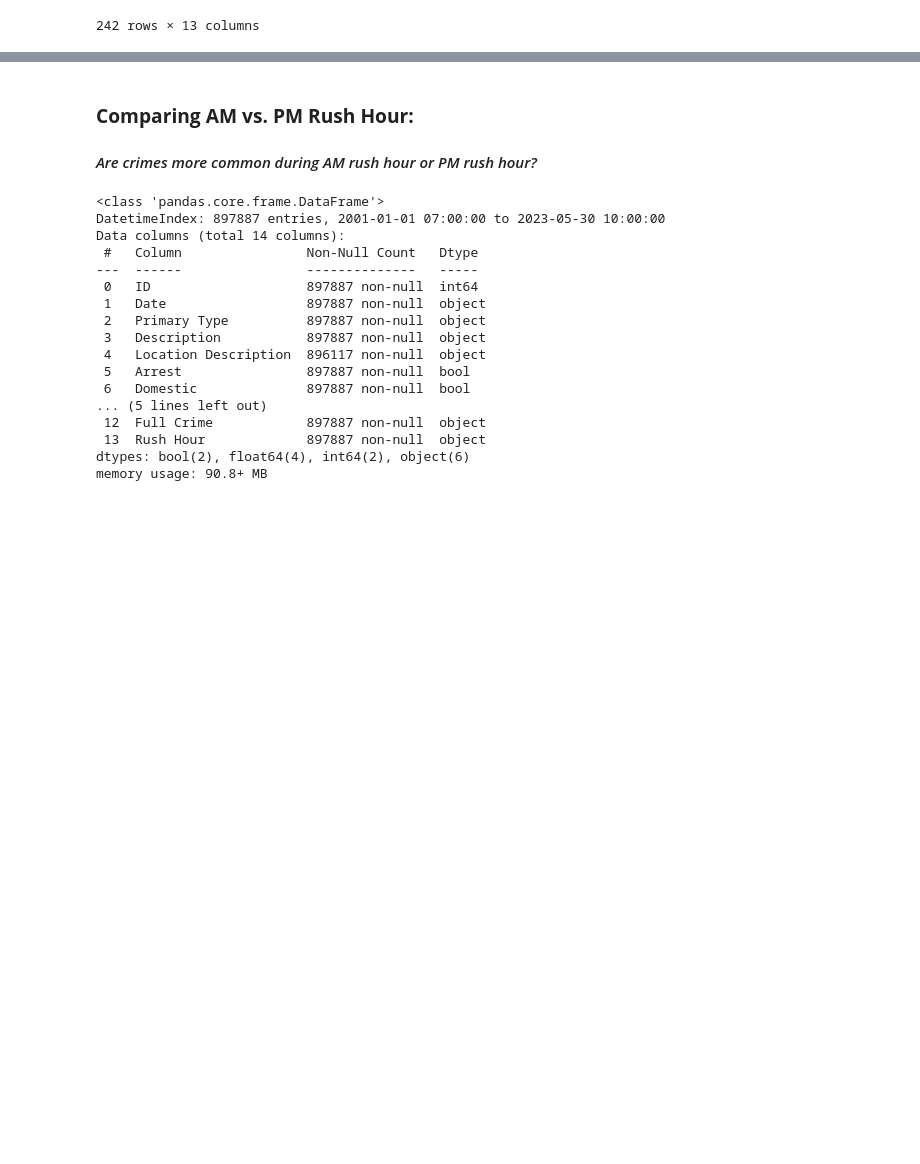
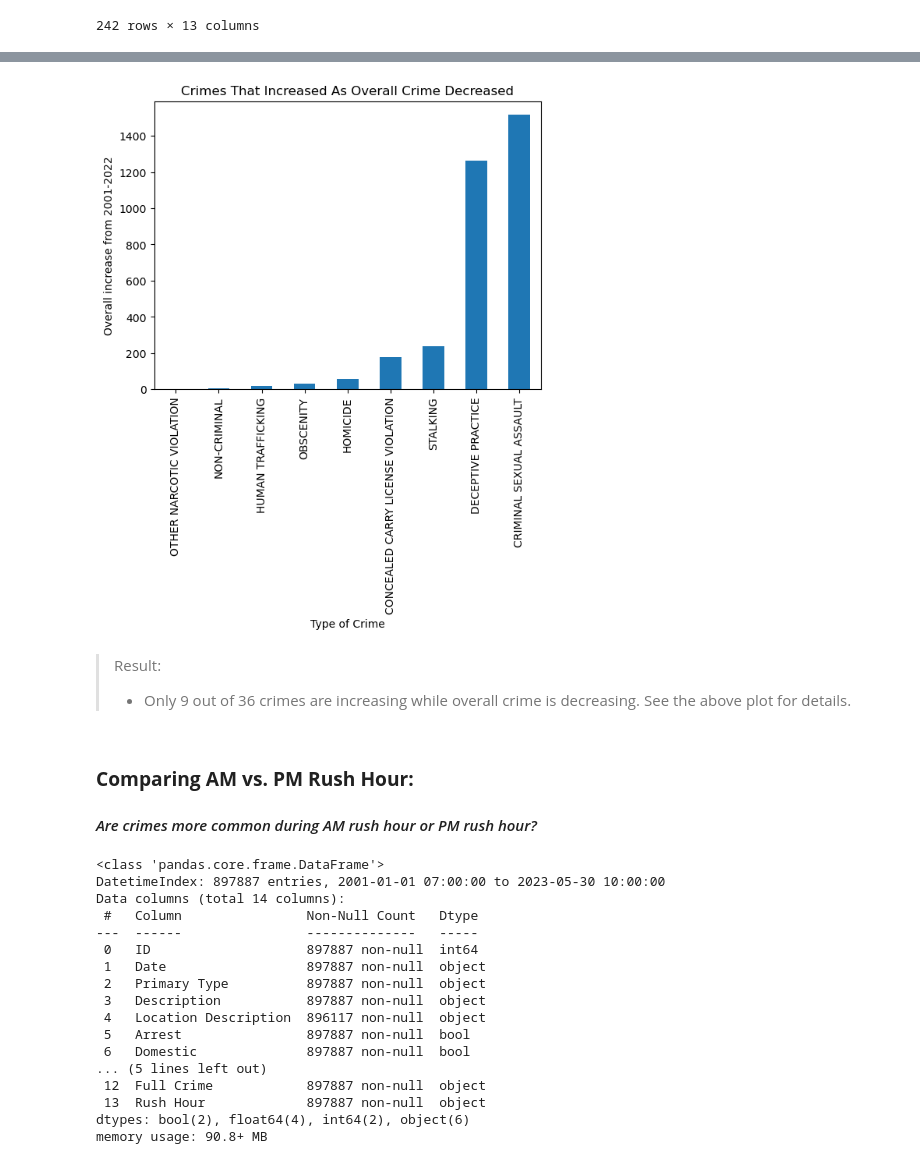
Before and after one commit to john-a-dixon/chicago-crime-time-series, a Jupyter notebook: chicago-crime-time-series.ipynb, the cells around one changed output, grey strips where cells are left out. Drawn from its saved outputs; the diff is of its cells as text; code cells hidden in the pictures; blank space fills up the shorter version.

```diff
--- a/chicago-crime-time-series.ipynb
+++ b/chicago-crime-time-series.ipynb
@@ -106,0 +141,11 @@ The crimes that happened within this district range from 2002 to 2023. Based on
+# %%
+# Get the crimes by year
+crimes_by_year = year_df.groupby("Year")["Primary Type"].value_counts()
+# Unstack the first level for easier access
+crimes_by_year = pd.DataFrame(crimes_by_year).unstack(level = 0).T
+# Replace the index with the years for easier access
+crimes_by_year.set_index(crimes_by_year.index.get_level_values(1), inplace=True)
+# Fill all NaNs with 0
+crimes_by_year.fillna(0, inplace=True)
+# Verify
+crimes_by_year.head()
@@ -107,3 +181,14 @@ The crimes that happened within this district range from 2002 to 2023. Based on
+# %%
+change_in_crime = (crimes_by_year.loc[2022] - crimes_by_year.loc[2001]).iloc[:-1].sort_values(ascending=True)
+change_in_crime.loc[change_in_crime > 0].plot(kind="bar",
+                                              title="Crimes That Increased As Overall Crime Decreased",
+                                              xlabel="Type of Crime",
+                                              ylabel="Overall increase from 2001-2022");
+# %% [output]
+[figure, added]
+# %% [markdown]
+> Result:
+> - Only 9 out of 36 crimes are increasing while overall crime is decreasing. See the above plot for details.
 # %% [markdown]
 ### **Comparing AM vs. PM Rush Hour:**
 
```
Also changed, not shown: parts of 14 cells of this notebook.
